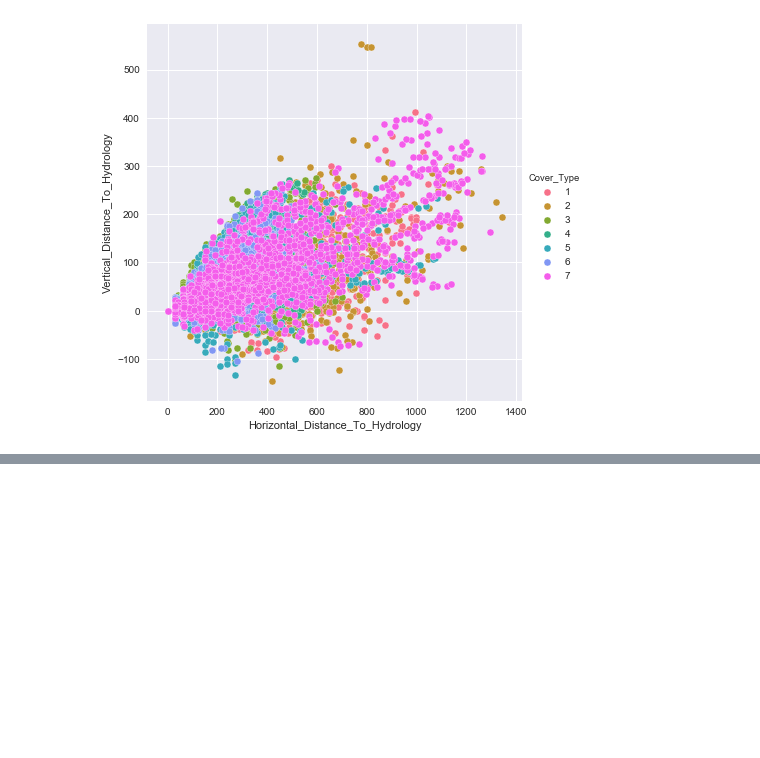
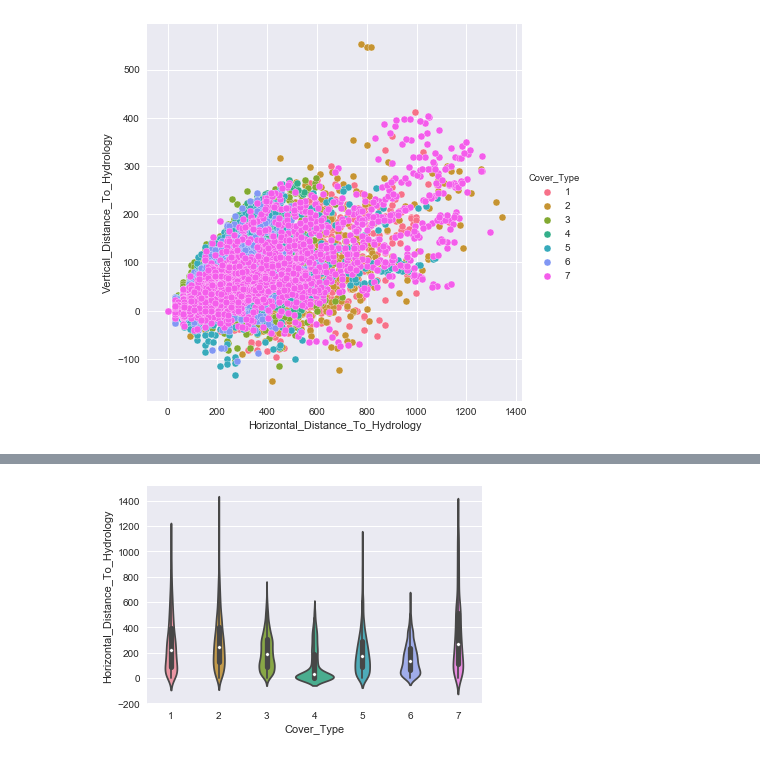
Before and after one commit to zachday1/207_forest_cover, a Jupyter notebook: zyu_EDA_v2.ipynb, the cells around one changed output, grey strips where cells are left out. Cells and saved outputs as stored; diff of their text form; code cells hidden in the pictures; blank space fills up the shorter version.

```diff
--- a/zyu_EDA_v2.ipynb
+++ b/zyu_EDA_v2.ipynb
@@ -262,0 +294,5 @@ plt.show()
+# %%
+sns.violinplot(data=df_train, x='Cover_Type', y='Horizontal_Distance_To_Hydrology')
+plt.show()
+# %% [output]
+[figure, added]
```
Also changed, not shown: parts of 20 cells of this notebook.
